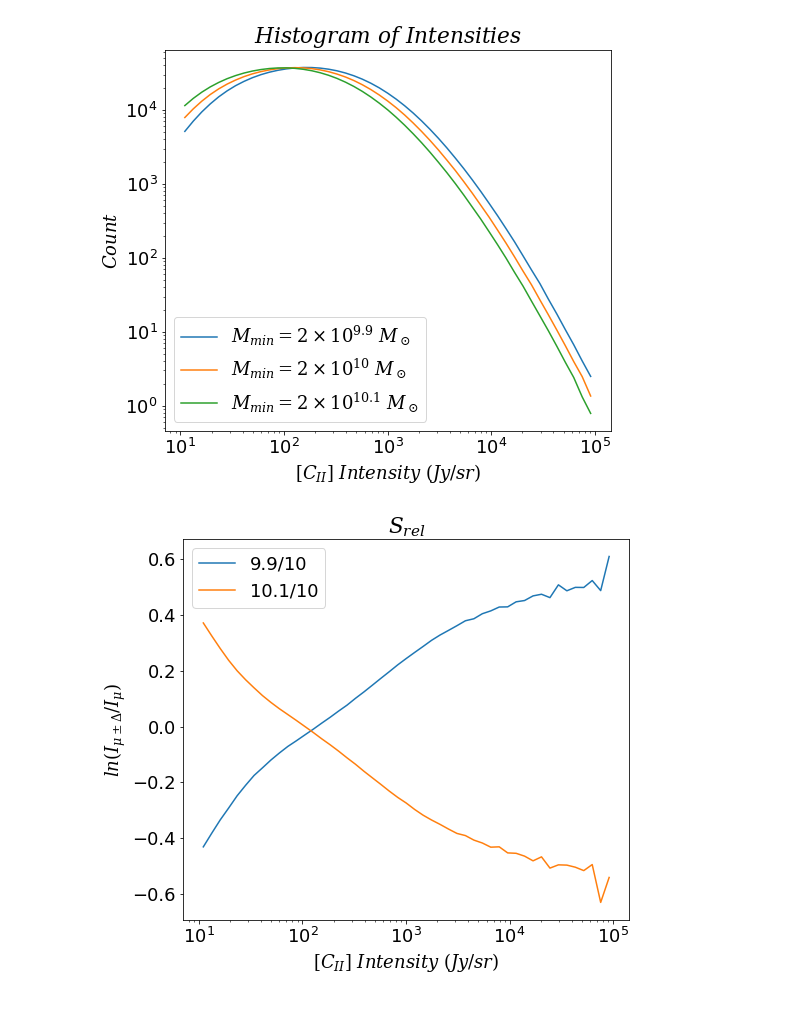
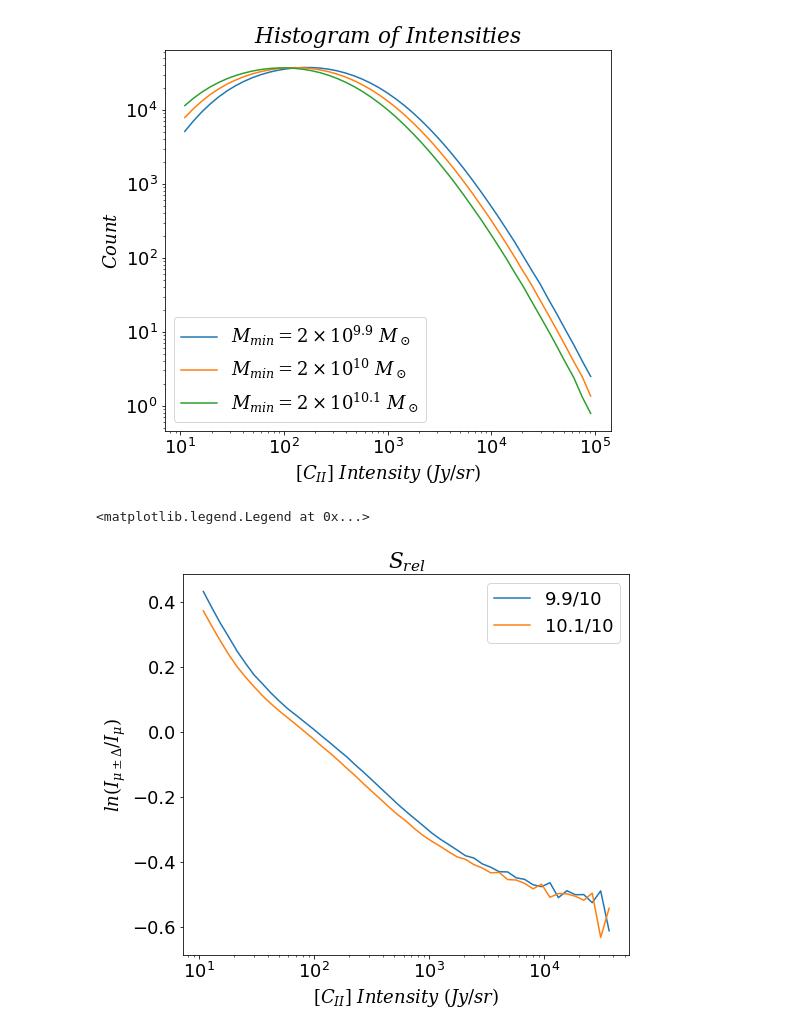
Before and after one commit to PatrickHorlaville/CITA_LIM, a Jupyter notebook: dSrel.ipynb, the cells around one changed output. Cells and saved outputs as stored; diff of their text form; code cells hidden in the pictures.

Commit message:
adding intro paper fig

```diff
--- a/dSrel.ipynb
+++ b/dSrel.ipynb
@@ -219,6 +219,9 @@ for i in range(len(onlyfiles)):
 center = (bins[:-1] + bins[1:]) / 2
 # %% [output]
 [figure]
+# %%
+bins = binning
+center = (bins[:-1] + bins[1:]) / 2
 # %%
 avg_zdex05 = np.nanmean(n_zdex05_tot, axis = 0)
 # %%
@@ -588,16 +580,17 @@ plt.savefig('paper_figs/dsrel/alpha_mmin_hist.png', bbox_inches = 'tight')
 # %% [output]
 [figure]
 # %%
-plt.plot(center[n:], np.log(avg_min99/avg_min10)[n:], label = '9.9/10')
-plt.plot(center[n:], np.log(avg_min01/avg_min10)[n:], label = '10.1/10')
+plt.plot(center,-np.log(avg_min99/avg_min10), label = '9.9/10')
+plt.plot(center, np.log(avg_min01/avg_min10), label = '10.1/10')
 
 plt.xlabel(r'$[C_{II}]\ Intensity\ (Jy/sr)$')
 plt.ylabel(r'$ln(I_{\mu \pm \Delta}/I_{\mu})$')
 plt.title(r'$S_{rel}$')
 plt.xscale('log')
 
 
 plt.legend()
-plt.savefig('paper_figs/dsrel/alpha_mmin_srel.png', bbox_inches = 'tight')
+#plt.savefig('paper_figs/dsrel/alpha_mmin_srel.png', bbox_inches = 'tight')
 # %% [output]
+<matplotlib.legend.Legend at 0x...>
-[figure, old version]
+[figure, new version]
```
Also changed, not shown: parts of 41 cells of this notebook, 17 other files.
